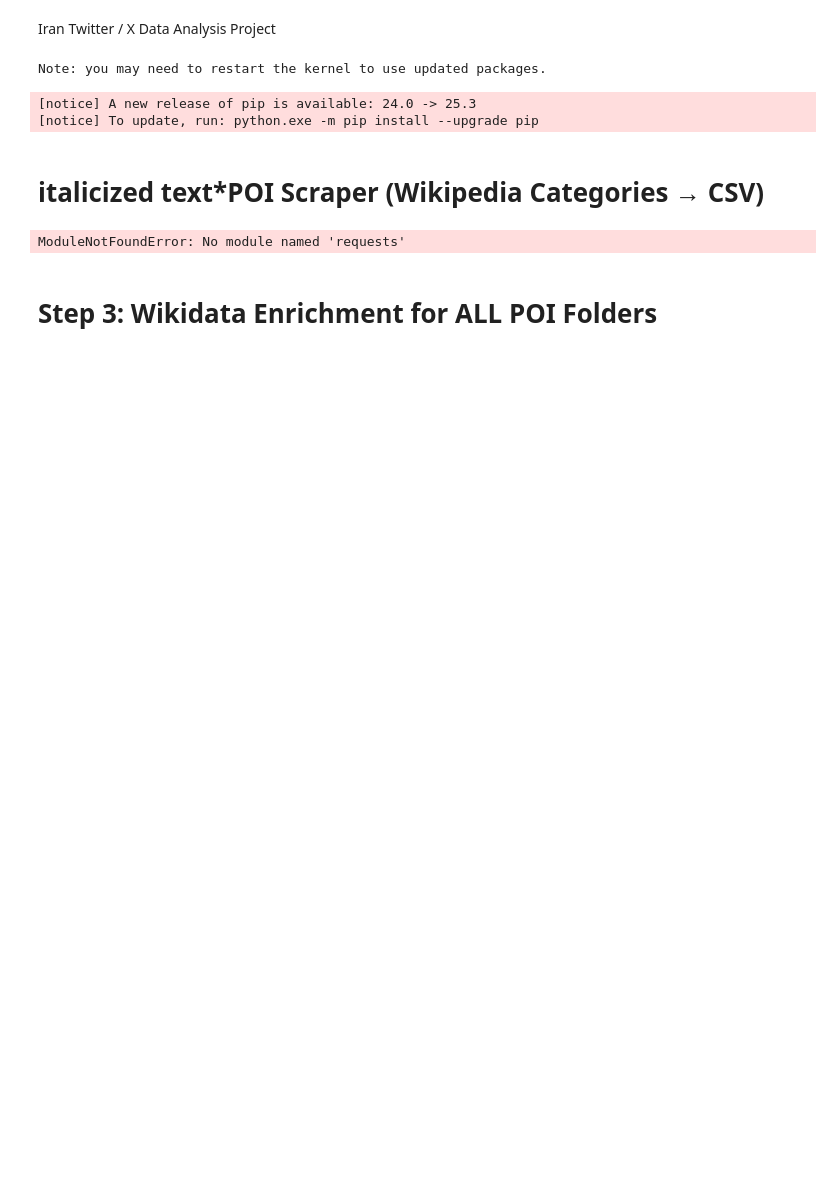
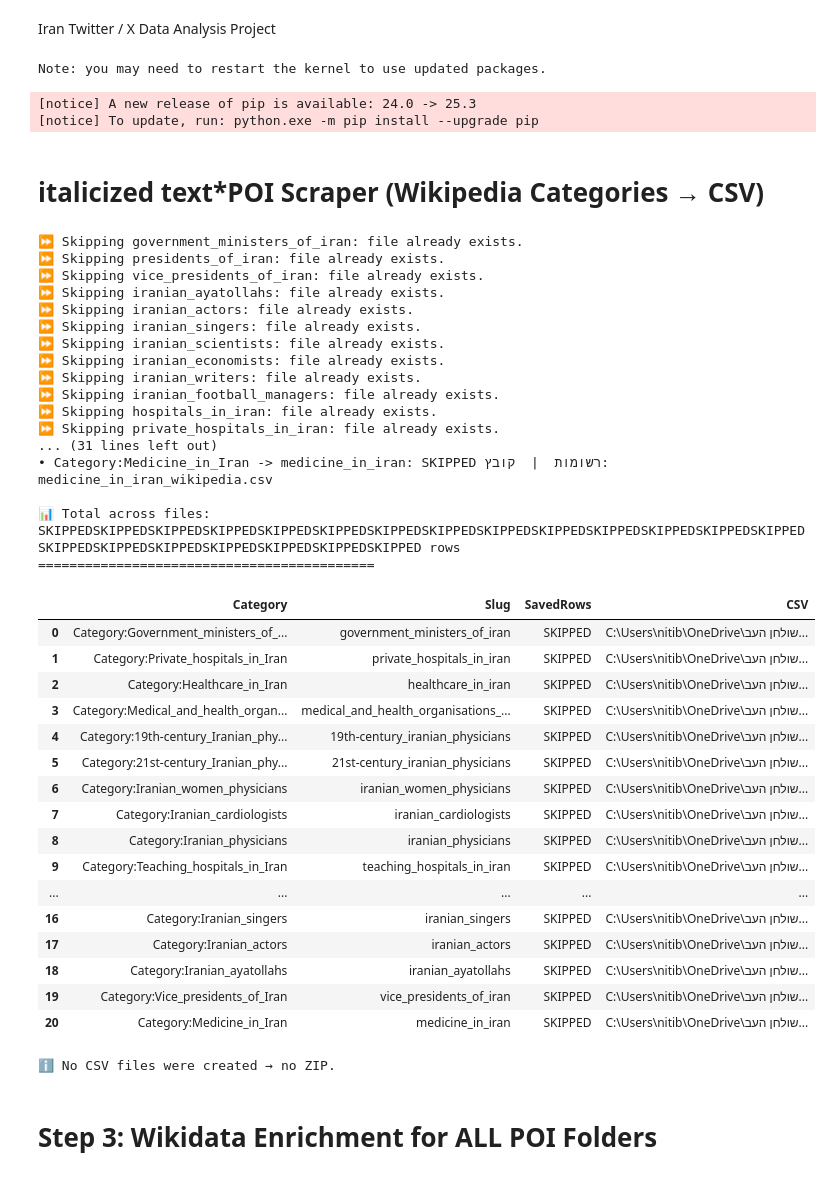
Before and after one commit to Nitaybenadmon123/Iran, a Jupyter notebook: Iranian_Users_Data_Analysis.ipynb, the cells around one changed output. Drawn from its saved outputs; the diff is of its cells as text; code cells hidden in the pictures; blank space fills up the shorter version.

```diff
--- a/Iranian_Users_Data_Analysis.ipynb
+++ b/Iranian_Users_Data_Analysis.ipynb
@@ -159,19 +159,27 @@ summary_rows = []
 
 for cat in categories:
     try:
-        df = collect_people_from_category(cat)
-        n = len(df)
         slug = safe_slug(cat)
         cat_dir = os.path.join(POIS_DIR, slug)
         os.makedirs(cat_dir, exist_ok=True)
+
+        csv_name = f"{slug}_wikipedia.csv"
+        csv_path = os.path.join(cat_dir, csv_name)
+
+        # Skip if file already exists and is not empty
+        if os.path.exists(csv_path) and os.path.getsize(csv_path) > 0:
+            print(f"⏩ Skipping {slug}: file already exists.")
+            summary_rows.append({"Category": cat, "Slug": slug, "SavedRows": "SKIPPED", "CSV": csv_path})
+            continue
+
+        df = collect_people_from_category(cat)
+        n = len(df)
 
         if n == 0:
             print(f"⚠️ אין נתונים עבור {cat}")
             summary_rows.append({"Category": cat, "Slug": slug, "SavedRows": 0, "CSV": None})
             continue
 
-        csv_name = f"{slug}_wikipedia.csv"
-        csv_path = os.path.join(cat_dir, csv_name)
         df.to_csv(csv_path, index=False, encoding="utf-8-sig")
         csv_files.append(csv_path)
 
@@ -181,34 +189,68 @@ for cat in categories:
     except Exception as e:
         print(f"❌ שגיאה בקטגוריה {cat}: {e}")
         summary_rows.append({"Category": cat, "Slug": safe_slug(cat), "SavedRows": 0, "CSV": None})
 
 # --- Summary table ---
 summary_df = pd.DataFrame(summary_rows).sort_values("SavedRows", ascending=False).reset_index(drop=True)
 total_saved = summary_df["SavedRows"].sum()
 
 print("\n================= Summary =================")
 for _, r in summary_df.iterrows():
     base = os.path.basename(r['CSV']) if (pd.notna(r['CSV']) and r['CSV']) else "-"
     print(f"• {r['Category']} -> {r['Slug']}: {r['SavedRows']} רשומות  |  קובץ: {base}")
 print(f"\n📊 Total across files: {total_saved} rows")
 print("===========================================\n")
 
 # Display summary table
 display(summary_df)
 
 # ---------------- ZIP all CSVs ----------------
 if csv_files:
     zip_path = os.path.join(IRAN_DIR, "Iran_POIs_Wikipedia_Categories.zip")
     with zipfile.ZipFile(zip_path, 'w', zipfile.ZIP_DEFLATED) as zipf:
         for file in csv_files:
             # Save relative path in zip
             arcname = os.path.relpath(file, start=IRAN_DIR)
             zipf.write(file, arcname)
     print(f"💾 Created ZIP with all categories: {zip_path}")
 else:
     print("ℹ️ No CSV files were created → no ZIP.")
 # %% [output]
-ModuleNotFoundError: No module named 'requests'
+⏩ Skipping government_ministers_of_iran: file already exists.
+⏩ Skipping presidents_of_iran: file already exists.
+⏩ Skipping vice_presidents_of_iran: file already exists.
+⏩ Skipping iranian_ayatollahs: file already exists.
+⏩ Skipping iranian_actors: file already exists.
+⏩ Skipping iranian_singers: file already exists.
+⏩ Skipping iranian_scientists: file already exists.
+⏩ Skipping iranian_economists: file already exists.
+⏩ Skipping iranian_writers: file already exists.
+⏩ Skipping iranian_football_managers: file already exists.
+⏩ Skipping hospitals_in_iran: file already exists.
+⏩ Skipping private_hospitals_in_iran: file already exists.
+... (31 lines left out)
+• Category:Medicine_in_Iran -> medicine_in_iran: SKIPPED רשומות  |  קובץ: medicine_in_iran_wikipedia.csv
+
+📊 Total across files: SKIPPEDSKIPPEDSKIPPEDSKIPPEDSKIPPEDSKIPPEDSKIPPEDSKIPPEDSKIPPEDSKIPPEDSKIPPEDSKIPPEDSKIPPEDSKIPPEDSKIPPEDSKIPPEDSKIPPEDSKIPPEDSKIPPEDSKIPPEDSKIPPED rows
+===========================================
+|  | Category | Slug | SavedRows | CSV |
+| 0 | Category:Government_ministers_of_... | government_ministers_of_iran | SKIPPED | C:\Users\nitib\OneDrive\שולחן העב... |
+| 1 | Category:Private_hospitals_in_Iran | private_hospitals_in_iran | SKIPPED | C:\Users\nitib\OneDrive\שולחן העב... |
+| 2 | Category:Healthcare_in_Iran | healthcare_in_iran | SKIPPED | C:\Users\nitib\OneDrive\שולחן העב... |
+| 3 | Category:Medical_and_health_organ... | medical_and_health_organisations_... | SKIPPED | C:\Users\nitib\OneDrive\שולחן העב... |
+| 4 | Category:19th-century_Iranian_phy... | 19th-century_iranian_physicians | SKIPPED | C:\Users\nitib\OneDrive\שולחן העב... |
+| 5 | Category:21st-century_Iranian_phy... | 21st-century_iranian_physicians | SKIPPED | C:\Users\nitib\OneDrive\שולחן העב... |
+| 6 | Category:Iranian_women_physicians | iranian_women_physicians | SKIPPED | C:\Users\nitib\OneDrive\שולחן העב... |
+| 7 | Category:Iranian_cardiologists | iranian_cardiologists | SKIPPED | C:\Users\nitib\OneDrive\שולחן העב... |
+| 8 | Category:Iranian_physicians | iranian_physicians | SKIPPED | C:\Users\nitib\OneDrive\שולחן העב... |
+| 9 | Category:Teaching_hospitals_in_Iran | teaching_hospitals_in_iran | SKIPPED | C:\Users\nitib\OneDrive\שולחן העב... |
+| ... | ... | ... | ... | ... |
+| 16 | Category:Iranian_singers | iranian_singers | SKIPPED | C:\Users\nitib\OneDrive\שולחן העב... |
+| 17 | Category:Iranian_actors | iranian_actors | SKIPPED | C:\Users\nitib\OneDrive\שולחן העב... |
+| 18 | Category:Iranian_ayatollahs | iranian_ayatollahs | SKIPPED | C:\Users\nitib\OneDrive\שולחן העב... |
+| 19 | Category:Vice_presidents_of_Iran | vice_presidents_of_iran | SKIPPED | C:\Users\nitib\OneDrive\שולחן העב... |
+| 20 | Category:Medicine_in_Iran | medicine_in_iran | SKIPPED | C:\Users\nitib\OneDrive\שולחן העב... |
+ℹ️ No CSV files were created → no ZIP.
 # %% [markdown]
 # **Step 3: Wikidata Enrichment for ALL POI Folders**
 # %%
```
Also changed, not shown: parts of 12 cells of this notebook, 15 other files.
